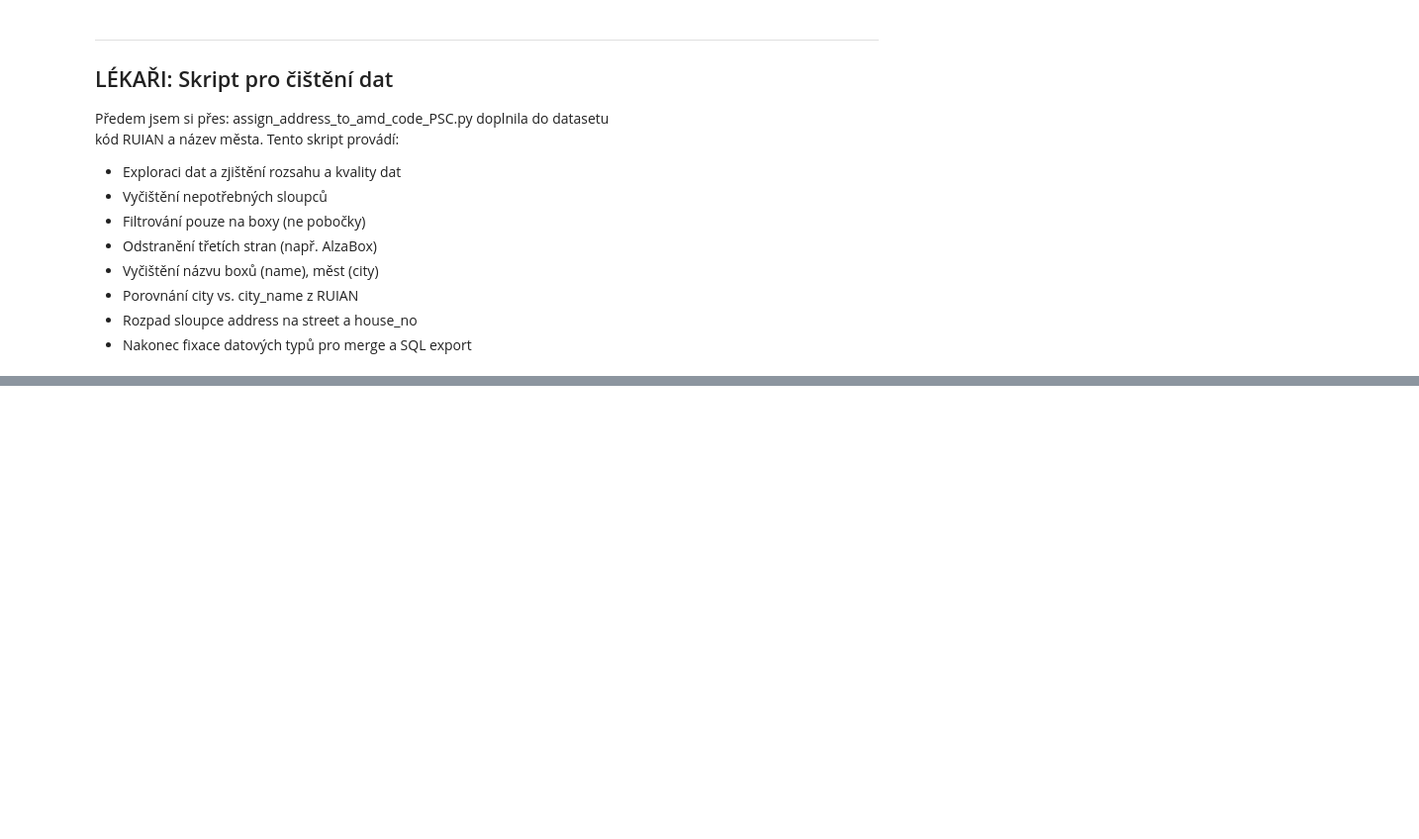
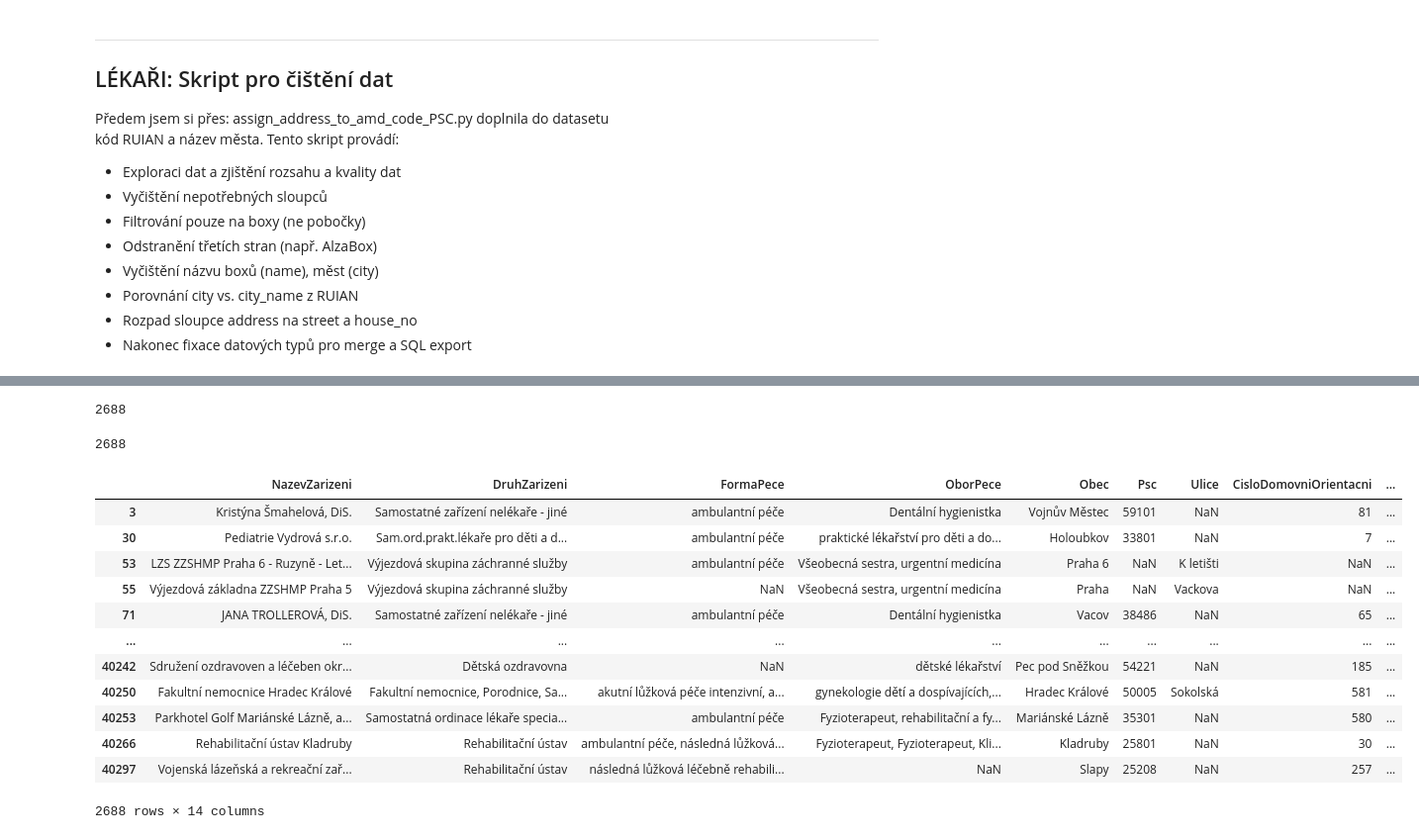
Before and after one commit to 123Lenka/Detektivky_vizualni_smog, a Jupyter notebook: sabi/05_s_doctors_cleaning_dataset.ipynb, the cells around one changed output, grey strips where cells are left out. Shown: that part at 99% size. Cells and saved outputs as stored; diff of their text form; code cells hidden in the pictures; blank space fills up the shorter version.

```diff
--- a/sabi/05_s_doctors_cleaning_dataset.ipynb
+++ b/sabi/05_s_doctors_cleaning_dataset.ipynb
@@ -56,0 +226,30 @@ df.loc[:,'Psc'] = df['Psc'].astype(str)
+# %%
+# filtered['city_code'] = filtered['city_code'].astype(str).str.replace(r'\.0$', '', regex=True)
+# filtered['city_code'].head()
+chybi_city_code = df[df['city_code'].isna()]
+pocet = len(chybi_city_code)
+print(pocet)
+# %% [output]
+2688
+# %%
+chybi_city_code = df[df['city_code'].isna()]
+pocet = len(chybi_city_code)
+print(pocet)
+# %% [output]
+2688
+# %%
+chybi_city_code
+# %% [output]
+|  | NazevZarizeni | DruhZarizeni | FormaPece | OborPece | Obec | Psc | Ulice | CisloDomovniOrientacni | ... |
+| 3 | Kristýna Šmahelová, DiS. | Samostatné zařízení nelékaře - jiné | ambulantní péče | Dentální hygienistka | Vojnův Městec | 59101 | NaN | 81 | ... |
+| 30 | Pediatrie Vydrová s.r.o. | Sam.ord.prakt.lékaře pro děti a d... | ambulantní péče | praktické lékařství pro děti a do... | Holoubkov | 33801 | NaN | 7 | ... |
+| 53 | LZS ZZSHMP Praha 6 - Ruzyně - Let... | Výjezdová skupina záchranné služby | ambulantní péče | Všeobecná sestra, urgentní medicína | Praha 6 | NaN | K letišti | NaN | ... |
+| 55 | Výjezdová základna ZZSHMP Praha 5 | Výjezdová skupina záchranné služby | NaN | Všeobecná sestra, urgentní medicína | Praha | NaN | Vackova | NaN | ... |
+| 71 | JANA TROLLEROVÁ, DiS. | Samostatné zařízení nelékaře - jiné | ambulantní péče | Dentální hygienistka | Vacov | 38486 | NaN | 65 | ... |
+| ... | ... | ... | ... | ... | ... | ... | ... | ... | ... |
+| 40242 | Sdružení ozdravoven a léčeben okr... | Dětská ozdravovna | NaN | dětské lékařství | Pec pod Sněžkou | 54221 | NaN | 185 | ... |
+| 40250 | Fakultní nemocnice Hradec Králové | Fakultní nemocnice, Porodnice, Sa... | akutní lůžková péče intenzivní, a... | gynekologie dětí a dospívajících,... | Hradec Králové | 50005 | Sokolská | 581 | ... |
+| 40253 | Parkhotel Golf Mariánské Lázně, a... | Samostatná ordinace lékaře specia... | ambulantní péče | Fyzioterapeut, rehabilitační a fy... | Mariánské Lázně | 35301 | NaN | 580 | ... |
+| 40266 | Rehabilitační ústav Kladruby | Rehabilitační ústav | ambulantní péče, následná lůžková... | Fyzioterapeut, Fyzioterapeut, Kli... | Kladruby | 25801 | NaN | 30 | ... |
+| 40297 | Vojenská lázeňská a rekreační zař... | Rehabilitační ústav | následná lůžková léčebně rehabili... | NaN | Slapy | 25208 | NaN | 257 | ... |
+2688 rows × 14 columns
```
Also changed, not shown: parts of 28 cells of this notebook, 5 other files.
